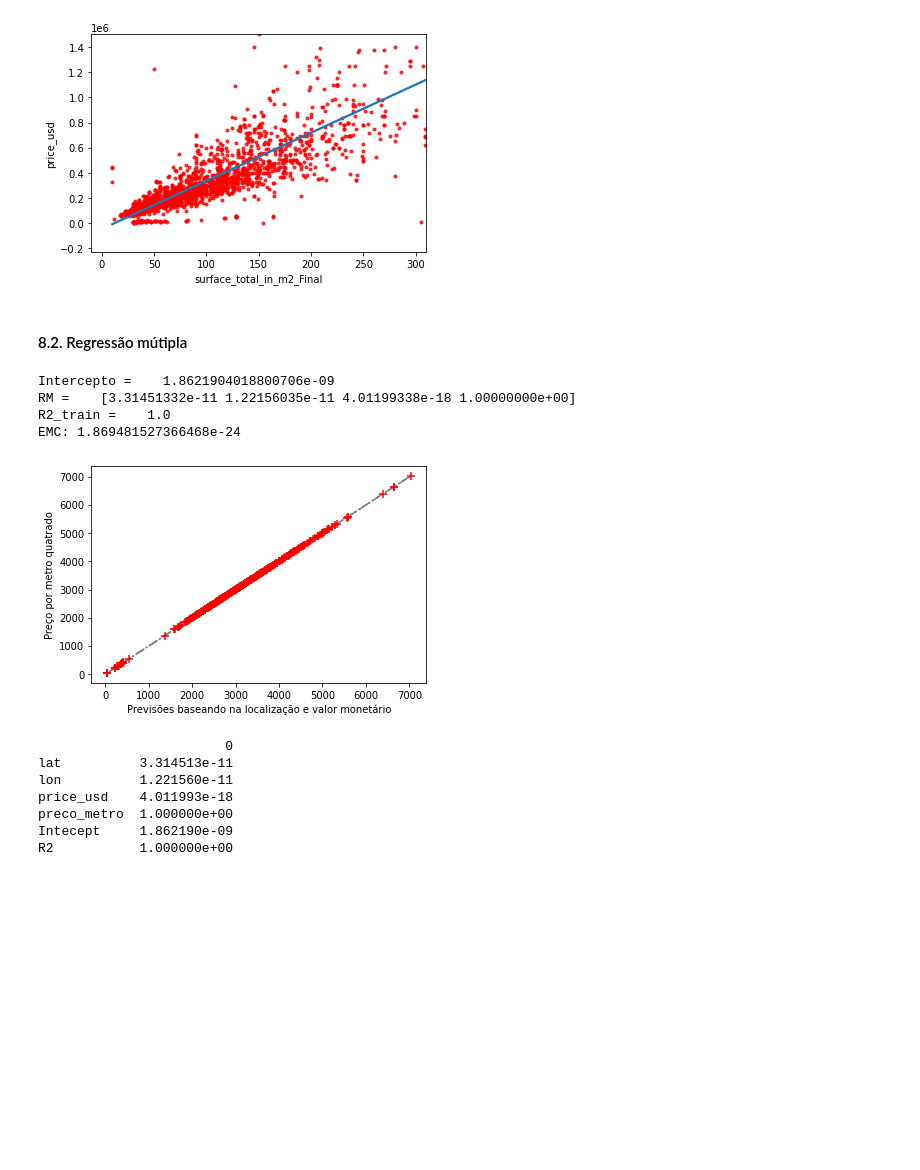
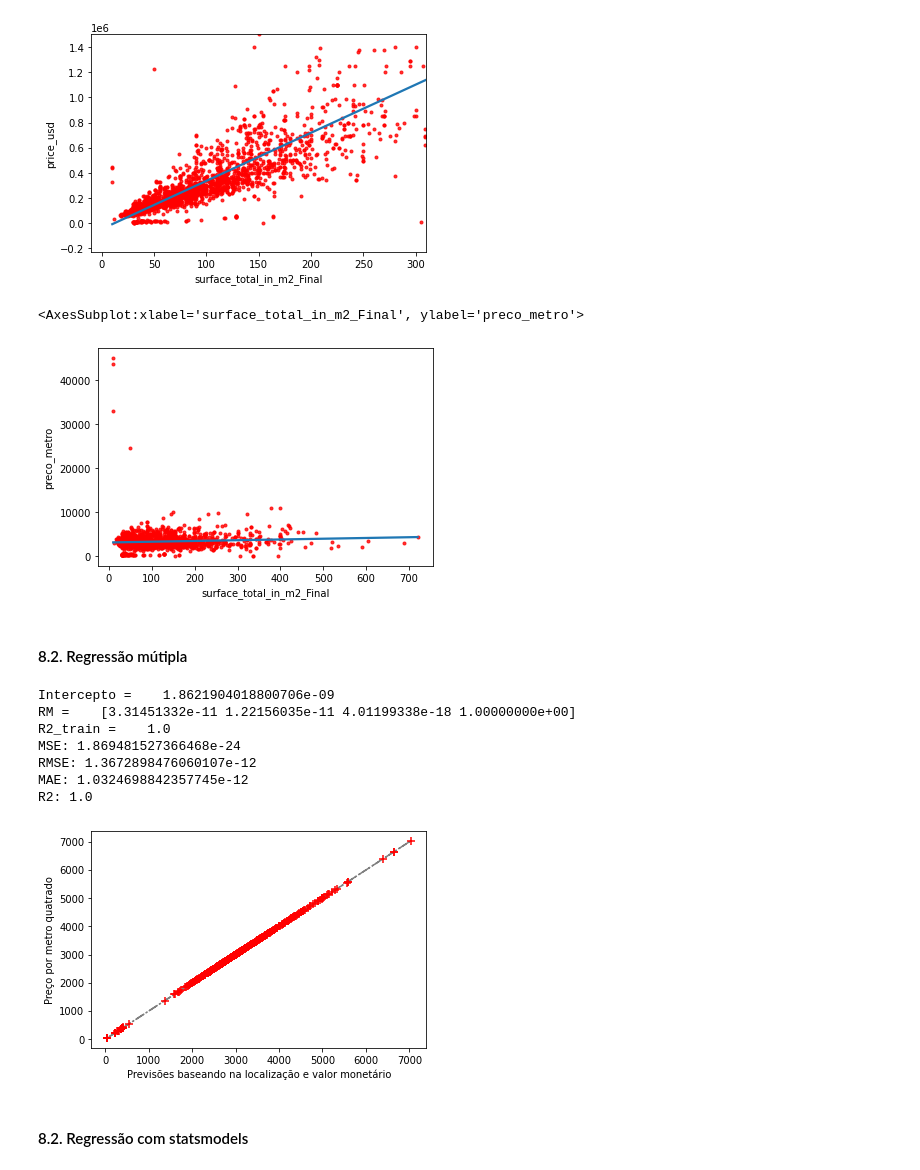
Before and after one commit to lidiambsouza/price_properties, a Jupyter notebook: price_properties.ipynb, the cells around one changed output. Saved outputs shown, nothing was run; the diff lists cells and outputs as text; code cells hidden in the pictures; blank space fills up the shorter version.

Commit message:
add statsmodels

```diff
--- a/price_properties.ipynb
+++ b/price_properties.ipynb
@@ -696,6 +696,17 @@ plt.ylim(top=1500000)
 # %% [output]
 (-228114.03647372418, 1500000.0)
 [figure]
+# %%
+sns.regplot(data = dfApartament,
+           x = "surface_total_in_m2_Final",
+           y = "preco_metro",
+            order = 1,
+            ci = None,
+            scatter_kws = {'color':'r','s':9}
+           )
+# %% [output]
+<AxesSubplot:xlabel='surface_total_in_m2_Final', ylabel='preco_metro'>
+[figure, added]
 # %% [markdown]
 <h4>8.2. Regressão mútipla</h4>
 # %%
@@ -743,12 +754,17 @@ def info(model,X, y, predictions):
     print ('Intercepto = ', ' ', model.intercept_)
     print ('RM = ', ' ', model.coef_)
     print ('R2_train = ', ' ', model.score(X, y))
-    print ("EMC:", metrics.mean_squared_error(y, predictions))
 
-def train_test_rmse(variaveis, targets):
+    print ("MSE:", metrics.mean_squared_error(y, predictions))
+    print ("RMSE:",np.sqrt(metrics.mean_squared_error(y, predictions)) )
+    print ('MAE:', metrics.mean_absolute_error(y, predictions))
+    print ('R2:', metrics.r2_score(y, predictions))
+
+
+def train_test(variaveis, targets):
     X = dfApartament[variaveis]
     y = targets
-    # Como estamos trabalhando com observações ordenadas no tempo, podemos
+
     # usa shuffle = False para evitar data leakage
     X_train, X_test, y_train, y_test = train_test_split(X, y, shuffle = False)
     linreg = LinearRegression()
@@ -760,17 +776,15 @@ def train_test_rmse(variaveis, targets):
     #sum_mod(model,X_test, y_test)
 
 
-train_test_rmse(['lat', 'lon', 'price_usd', 'preco_metro'], dfApartament["preco_metro"])
+train_test(['lat', 'lon', 'price_usd', 'preco_metro'], dfApartament["preco_metro"])
 # %% [output]
 Intercepto =    1.8621904018800706e-09
 RM =    [3.31451332e-11 1.22156035e-11 4.01199338e-18 1.00000000e+00]
 R2_train =    1.0
-EMC: 1.869481527366468e-24
+MSE: 1.869481527366468e-24
+RMSE: 1.3672898476060107e-12
+MAE: 1.0324698842357745e-12
+R2: 1.0
 [figure]
-                        0
-lat          3.314513e-11
-lon          1.221560e-11
-price_usd    4.011993e-18
-preco_metro  1.000000e+00
-Intecept     1.862190e-09
-R2           1.000000e+00
+# %% [markdown]
+<h4>8.2. Regressão com statsmodels</h4>
```
Also changed, not shown: parts of 5 cells of this notebook.
